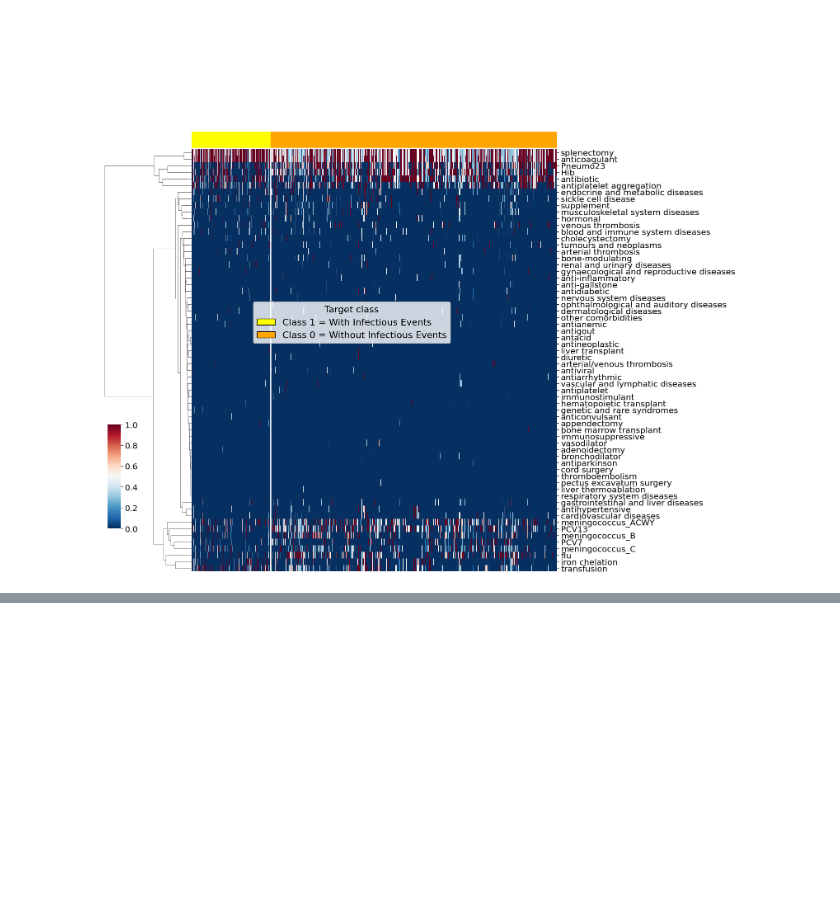
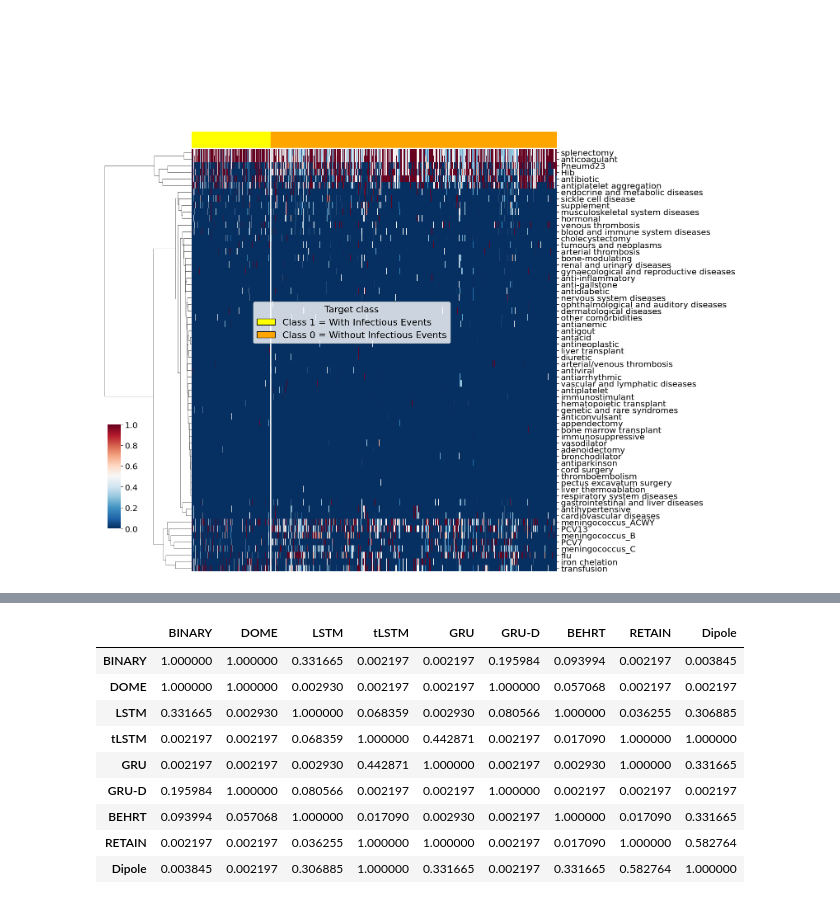
Before and after one commit to giordamaug/Embed_Clinical_Sequences_Asplenic, a Jupyter notebook: notebook.ipynb, the cells around one changed output, grey strips where cells are left out. Drawn from its saved outputs; the diff is of its cells as text; code cells hidden in the pictures; blank space fills up the shorter version.

```diff
--- a/notebook.ipynb
+++ b/notebook.ipynb
@@ -519,0 +549,71 @@ plt.show()
+# %%
+# ======================
+# FRIEDMAN TEST
+# ======================
+stat, p = friedmanchisquare(*[df[col] for col in df.columns])
+
+print("\n=== FRIEDMAN TEST ===")
+print(f"Statistic: {stat:.4f}")
+print(f"p-value: {p:.6f}")
+
+if p < 0.05:
+    print("➡️ Differenze globali SIGNIFICATIVE")
+else:
+    print("➡️ Nessuna differenza globale")
+
+alpha = 0.05
+
+# ========================
+# WILCOXON POST-HOC + HOLM
+# ========================
+pairs = list(itertools.combinations(df.columns, 2))
+
+wilcoxon_raw_p = []
+wilcoxon_results = []
+
+for a, b in pairs:
+    try:
+        stawinst, pval = wilcoxon(df[a], df[b])
+    except ValueError:
+        stat, pval = None, 1.0
+    wilcoxon_raw_p.append(pval)
+    wilcoxon_results.append((a, b, stat, pval))
+
+wilcoxon_reject, wilcoxon_p_corr, _, _ = smm.multipletests(
+    wilcoxon_raw_p, alpha=alpha, method="holm"
+)
+
+print("\n" + "="*60)
+print("WILCOXON PAIRWISE POST-HOC + HOLM")
+print("="*60)
+
+found_sig = False
+for i, (a, b, stat, pval) in enumerate(wilcoxon_results):
+    if wilcoxon_reject[i]:
+        found_sig = True
+        print(f"✅ {a} vs {b} | raw p = {pval:.6f} | Holm p = {wilcoxon_p_corr[i]:.6f}")
+
+if not found_sig:
+    print("wins❌ Nessuna coppia significativa dopo correzione Holm")
+
+print("\nDettaglio completo Wilcoxon:")
+for i, (a, b, stat, pval) in enumerate(wilcoxon_results):
+    mark = "✅" if wilcoxon_reject[i] else "  "
+    print(f"{mark} {a:>8s} vs {b:<8s} | raw p = {pval:.6f} | Holm p = {wilcoxon_p_corr[i]:.6f}")
+import numpy as np
+
+methods = list(df.columns)
+n = len(methods)
+
+# correct p-value matrix
+p_matrix = np.ones((n, n))
+
+# fill-in the matrix
+k = 0
+for i in range(n):
+    for j in range(i+1, n):
+        p_matrix[i, j] = wilcoxon_p_corr[k]
+        p_matrix[j, i] = wilcoxon_p_corr[k]
+        k += 1
+pd.DataFrame(p_matrix, columns=methods, index = methods)
+# %% [output]
@@ -519,0 +637,10 @@ plt.show()
+|  | BINARY | DOME | LSTM | tLSTM | GRU | GRU-D | BEHRT | RETAIN | Dipole |
+| BINARY | 1.000000 | 1.000000 | 0.331665 | 0.002197 | 0.002197 | 0.195984 | 0.093994 | 0.002197 | 0.003845 |
+| DOME | 1.000000 | 1.000000 | 0.002930 | 0.002197 | 0.002197 | 1.000000 | 0.057068 | 0.002197 | 0.002197 |
+| LSTM | 0.331665 | 0.002930 | 1.000000 | 0.068359 | 0.002930 | 0.080566 | 1.000000 | 0.036255 | 0.306885 |
+| tLSTM | 0.002197 | 0.002197 | 0.068359 | 1.000000 | 0.442871 | 0.002197 | 0.017090 | 1.000000 | 1.000000 |
+| GRU | 0.002197 | 0.002197 | 0.002930 | 0.442871 | 1.000000 | 0.002197 | 0.002930 | 1.000000 | 0.331665 |
+| GRU-D | 0.195984 | 1.000000 | 0.080566 | 0.002197 | 0.002197 | 1.000000 | 0.002197 | 0.002197 | 0.002197 |
+| BEHRT | 0.093994 | 0.057068 | 1.000000 | 0.017090 | 0.002930 | 0.002197 | 1.000000 | 0.017090 | 0.331665 |
+| RETAIN | 0.002197 | 0.002197 | 0.036255 | 1.000000 | 1.000000 | 0.002197 | 0.017090 | 1.000000 | 0.582764 |
+| Dipole | 0.003845 | 0.002197 | 0.306885 | 1.000000 | 0.331665 | 0.002197 | 0.331665 | 0.582764 | 1.000000 |
```
Also changed, not shown: parts of 18 cells of this notebook.
